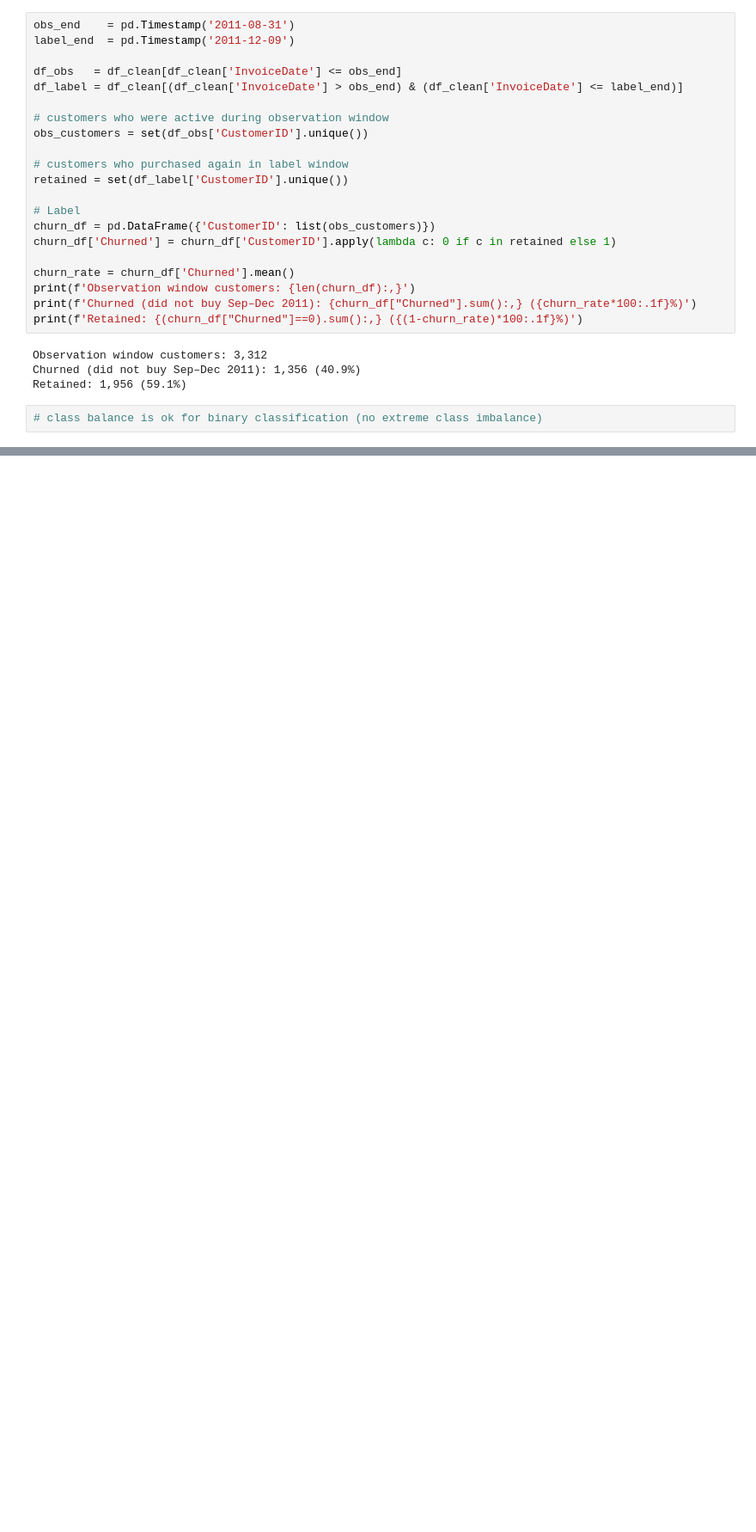
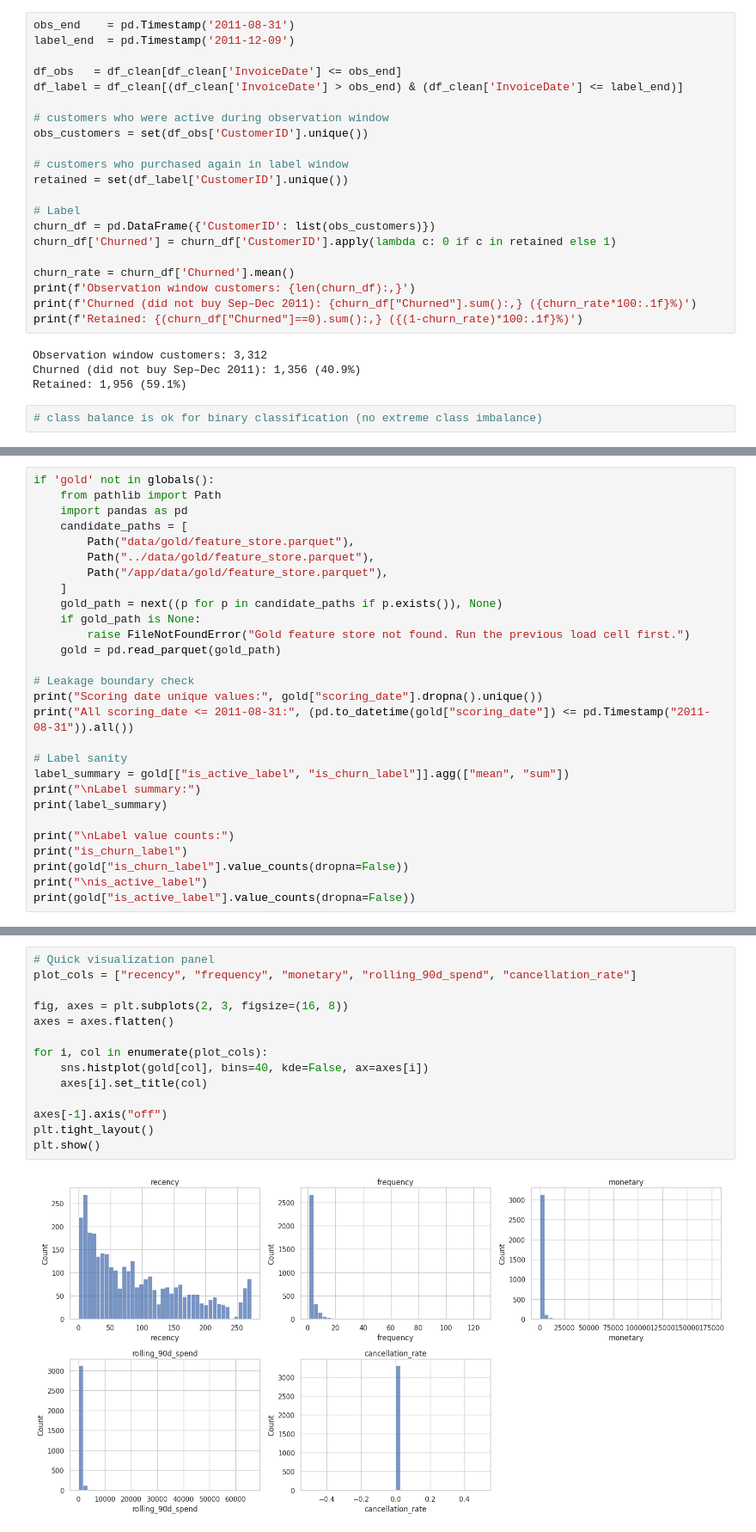
Before and after one commit to wenxuanalex/machine-learning-engineering, a Jupyter notebook: eda/eda.ipynb, the cells around one changed output, grey strips where cells are left out. Shown at 86% size. Drawn from its saved outputs; the diff is of its cells as text; blank space fills up the shorter version.

Commit message:
Gold Layer Feature Engineering

```diff
--- a/eda/eda.ipynb
+++ b/eda/eda.ipynb
@@ -567,0 +649,28 @@ Retained: 1,956 (59.1%)
+# %%
+if 'gold' not in globals():
+    from pathlib import Path
+    import pandas as pd
+    candidate_paths = [
+        Path("data/gold/feature_store.parquet"),
+        Path("../data/gold/feature_store.parquet"),
+        Path("/app/data/gold/feature_store.parquet"),
+    ]
+    gold_path = next((p for p in candidate_paths if p.exists()), None)
+    if gold_path is None:
+        raise FileNotFoundError("Gold feature store not found. Run the previous load cell first.")
+    gold = pd.read_parquet(gold_path)
+
+# Leakage boundary check
+print("Scoring date unique values:", gold["scoring_date"].dropna().unique())
+print("All scoring_date <= 2011-08-31:", (pd.to_datetime(gold["scoring_date"]) <= pd.Timestamp("2011-08-31")).all())
+
+# Label sanity
+label_summary = gold[["is_active_label", "is_churn_label"]].agg(["mean", "sum"])
+print("\nLabel summary:")
+print(label_summary)
+
+print("\nLabel value counts:")
+print("is_churn_label")
+print(gold["is_churn_label"].value_counts(dropna=False))
+print("\nis_active_label")
+print(gold["is_active_label"].value_counts(dropna=False))
@@ -567,0 +753,16 @@ Retained: 1,956 (59.1%)
+# %%
+# Quick visualization panel
+plot_cols = ["recency", "frequency", "monetary", "rolling_90d_spend", "cancellation_rate"]
+
+fig, axes = plt.subplots(2, 3, figsize=(16, 8))
+axes = axes.flatten()
+
+for i, col in enumerate(plot_cols):
+    sns.histplot(gold[col], bins=40, kde=False, ax=axes[i])
+    axes[i].set_title(col)
+
+axes[-1].axis("off")
+plt.tight_layout()
+plt.show()
+# %% [output]
+[figure, added]
```
Also changed, not shown: parts of 9 cells of this notebook, 8 other files.
